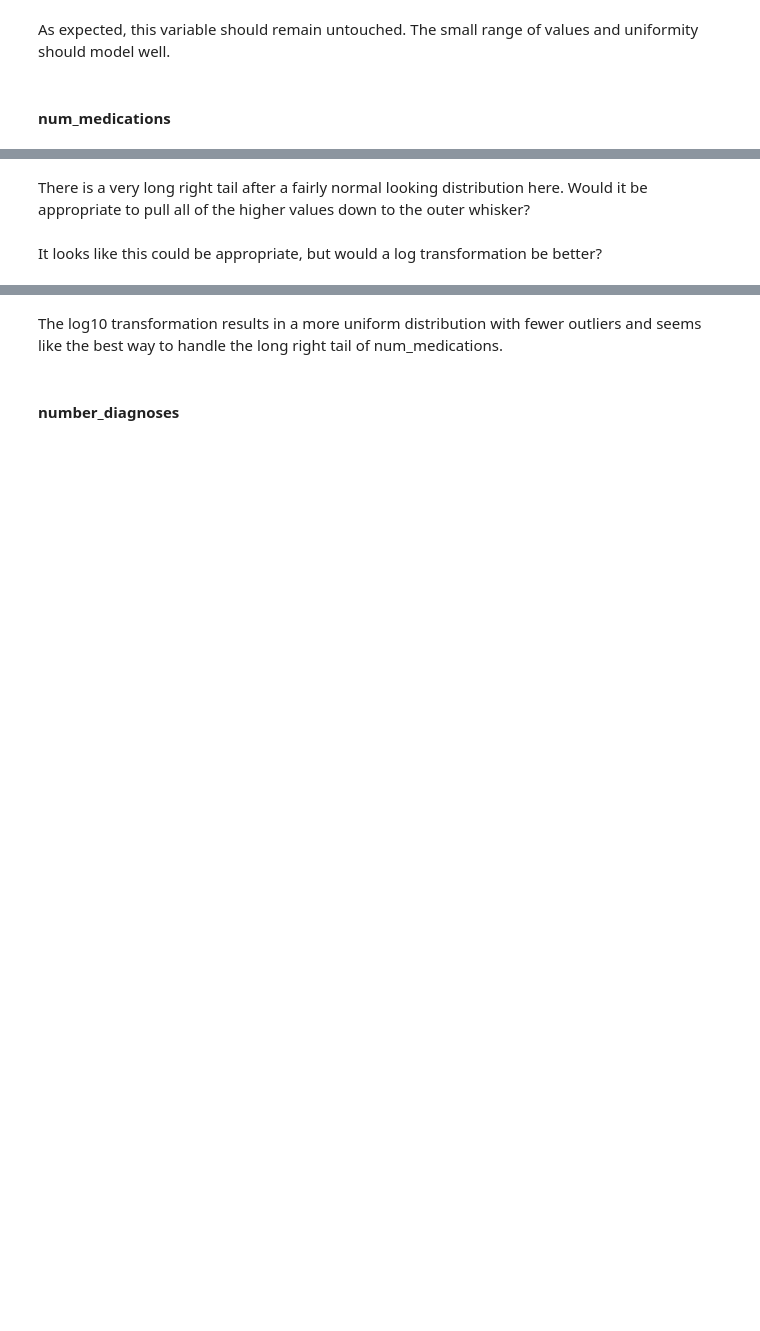
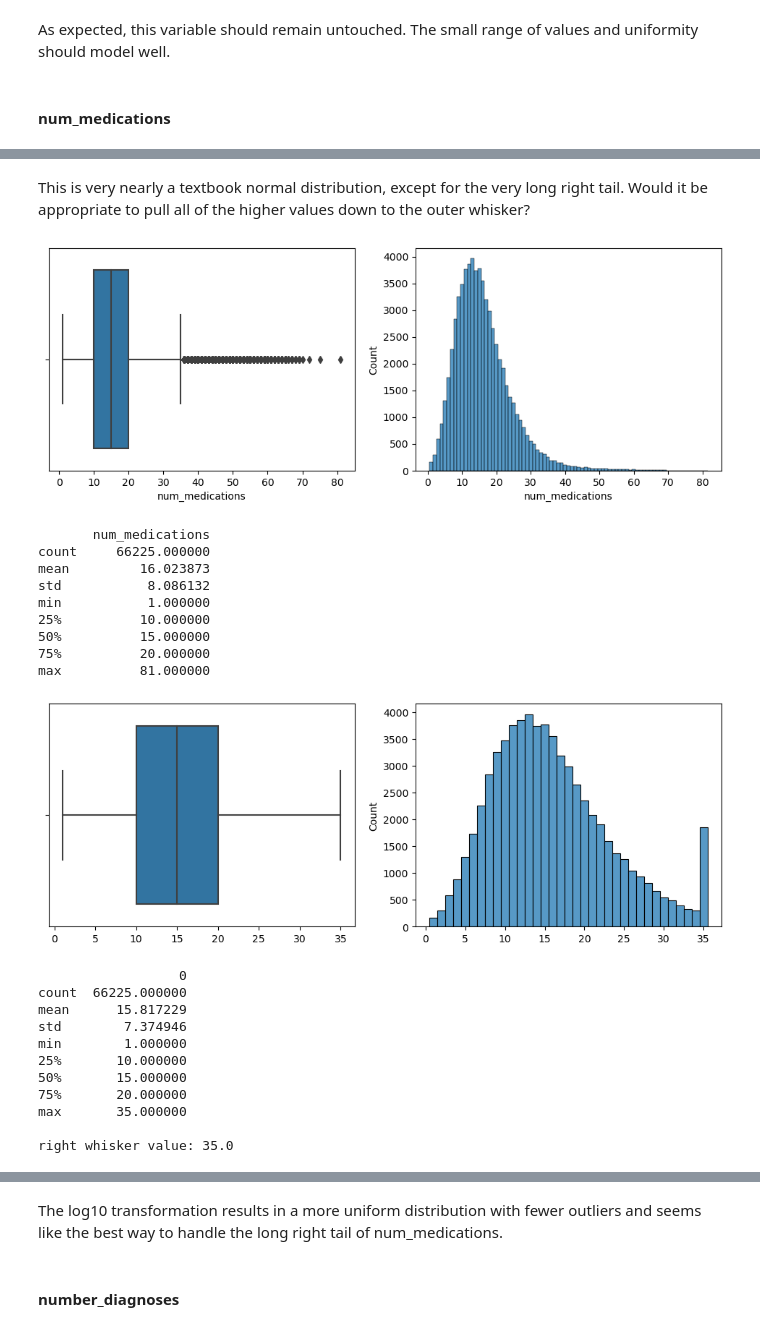
Before and after one commit to ashbyj/PredictingReadmissions, a Jupyter notebook: notebooks/2-ja-eda.ipynb, the cells around one changed output, grey strips where cells are left out. Cells and saved outputs as stored; diff of their text form; code cells hidden in the pictures; blank space fills up the shorter version.

```diff
--- a/notebooks/2-ja-eda.ipynb
+++ b/notebooks/2-ja-eda.ipynb
@@ -618,2 +624,4 @@ In this case, reassigning the outliers to the right whisker value has little imp
 # %%
-focused_variable = np.where(focused_variable > 95, 95, focused_variable)
+focused_variable = np.where(focused_variable > 92, 92, focused_variable)
+twoRace.num_lab_procedures = focused_variable.copy()
+twoRace.one_lab_procedure = one_lab_procedure.copy()
@@ -671,0 +638,3 @@ box_and_hist(twoRace['num_medications'])
+# %%
+focused_variable = twoRace['num_medications'].copy()
+box_and_hist_int(focused_variable)
@@ -672,2 +643,2 @@ box_and_hist(twoRace['num_medications'])
 # %% [markdown]
-There is a very long right tail after a fairly normal looking distribution here.  Would it be appropriate to pull all of the higher values down to the outer whisker?
+This is very nearly a textbook normal distribution, except for the very long right tail.  Would it be appropriate to pull all of the higher values down to the outer whisker?
@@ -684,2 +644,0 @@ iqr_test(twoRace.num_medications)
-# %% [markdown]
-It looks like this could be appropriate, but would a log transformation be better?
@@ -691,0 +645,25 @@ box_and_hist(log_transform)
+# %%
+iqr_info(focused_variable)
+# %% [output]
+[figure, added]
+       num_medications
+count     66225.000000
+mean         16.023873
+std           8.086132
+min           1.000000
+25%          10.000000
+50%          15.000000
+75%          20.000000
+max          81.000000
+[figure, added]
+                  0
+count  66225.000000
+mean      15.817229
+std        7.374946
+min        1.000000
+25%       10.000000
+50%       15.000000
+75%       20.000000
+max       35.000000
+
+right whisker value: 35.0
```
Also changed, not shown: parts of 37 cells of this notebook.
